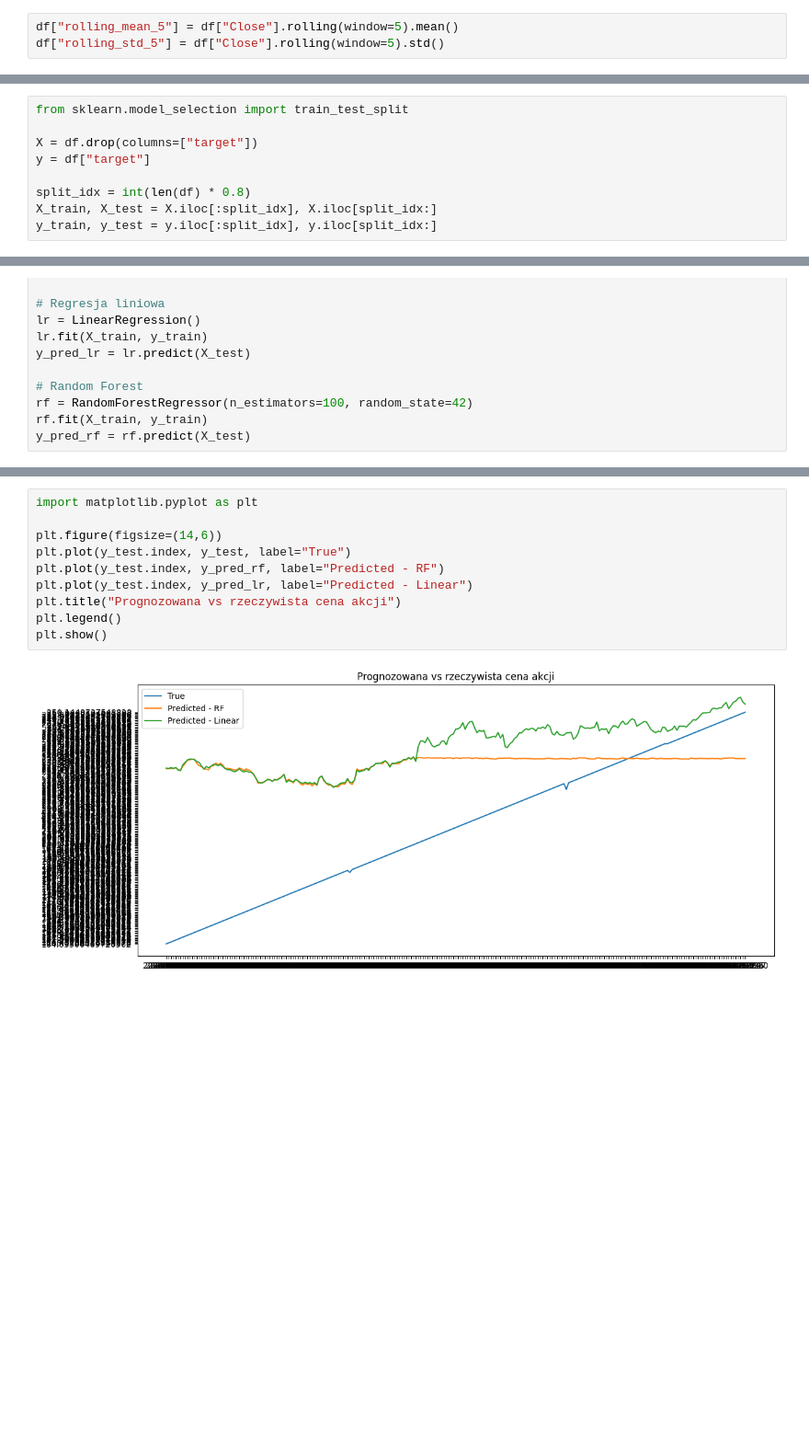
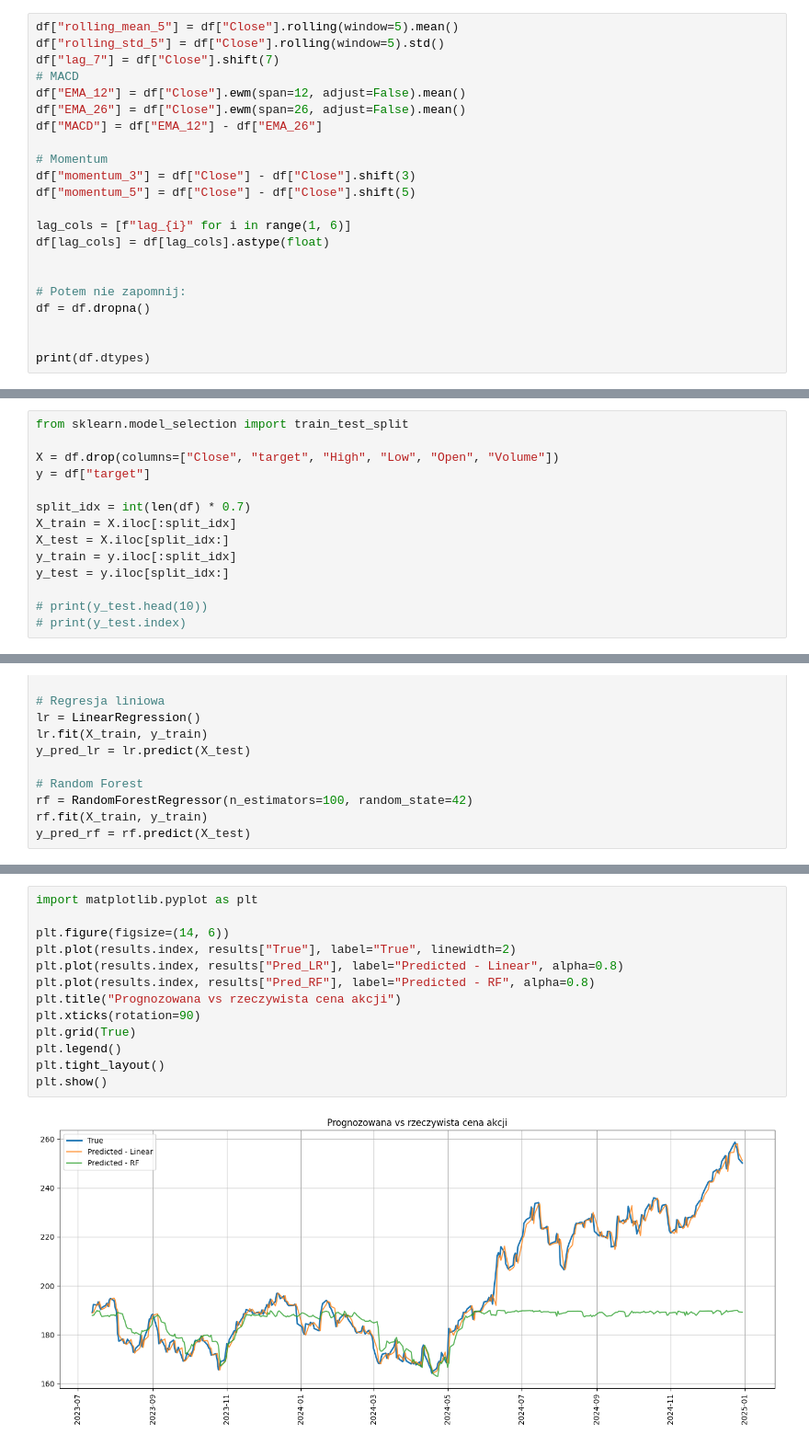
Before and after one commit to laFonni/Data-Analysis-Stock-Project, a Jupyter notebook: Prognoza cen akcji/notebooks/02_Feature_Engineering.ipynb, the cells around one changed output, grey strips where cells are left out. Shown at 92% size. Drawn from its saved outputs; the diff is of its cells as text; blank space fills up the shorter version.

```diff
--- a/Prognoza cen akcji/notebooks/02_Feature_Engineering.ipynb
+++ b/Prognoza cen akcji/notebooks/02_Feature_Engineering.ipynb
@@ -9,3 +47,22 @@ for lag in range(1, 6):  # 5 dni opóźnienia
 # %%
 df["rolling_mean_5"] = df["Close"].rolling(window=5).mean()
 df["rolling_std_5"] = df["Close"].rolling(window=5).std()
+df["lag_7"] = df["Close"].shift(7)
+# MACD
+df["EMA_12"] = df["Close"].ewm(span=12, adjust=False).mean()
+df["EMA_26"] = df["Close"].ewm(span=26, adjust=False).mean()
+df["MACD"] = df["EMA_12"] - df["EMA_26"]
+
+# Momentum
+df["momentum_3"] = df["Close"] - df["Close"].shift(3)
+df["momentum_5"] = df["Close"] - df["Close"].shift(5)
+
+lag_cols = [f"lag_{i}" for i in range(1, 6)]
+df[lag_cols] = df[lag_cols].astype(float)
+
+
+# Potem nie zapomnij:
+df = df.dropna()
+
+
+print(df.dtypes)
@@ -22,12 +110,17 @@ df = df.dropna()
 # %%
 from sklearn.model_selection import train_test_split
 
-X = df.drop(columns=["target"])
+X = df.drop(columns=["Close", "target", "High", "Low", "Open", "Volume"])
 y = df["target"]
 
-split_idx = int(len(df) * 0.8)
-X_train, X_test = X.iloc[:split_idx], X.iloc[split_idx:]
-y_train, y_test = y.iloc[:split_idx], y.iloc[split_idx:]
+split_idx = int(len(df) * 0.7)
+X_train = X.iloc[:split_idx]
+X_test = X.iloc[split_idx:]
+y_train = y.iloc[:split_idx]
+y_test = y.iloc[split_idx:]
+
+# print(y_test.head(10))
+# print(y_test.index)
 # %%
 from sklearn.linear_model import LinearRegression
 from sklearn.ensemble import RandomForestRegressor
@@ -62,12 +258,15 @@ RMSE: 26.36167005711778
 # %%
 import matplotlib.pyplot as plt
 
-plt.figure(figsize=(14,6))
-plt.plot(y_test.index, y_test, label="True")
-plt.plot(y_test.index, y_pred_rf, label="Predicted - RF")
-plt.plot(y_test.index, y_pred_lr, label="Predicted - Linear")
+plt.figure(figsize=(14, 6))
+plt.plot(results.index, results["True"], label="True", linewidth=2)
+plt.plot(results.index, results["Pred_LR"], label="Predicted - Linear", alpha=0.8)
+plt.plot(results.index, results["Pred_RF"], label="Predicted - RF", alpha=0.8)
 plt.title("Prognozowana vs rzeczywista cena akcji")
+plt.xticks(rotation=90)
+plt.grid(True)
 plt.legend()
+plt.tight_layout()
 plt.show()
 # %% [output]
-[figure, old version]
+[figure, new version]
```
Also changed, not shown: parts of 11 cells of this notebook, 4 other files.
